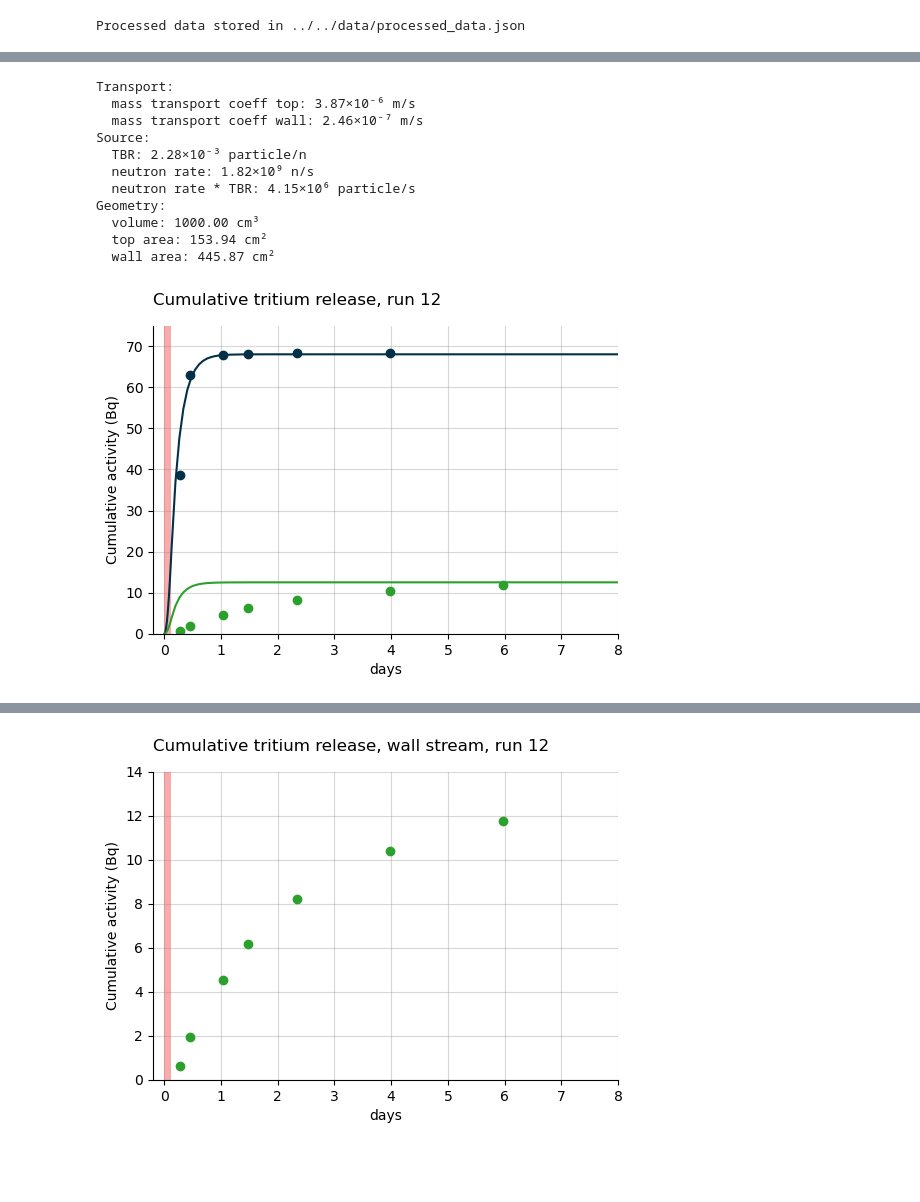
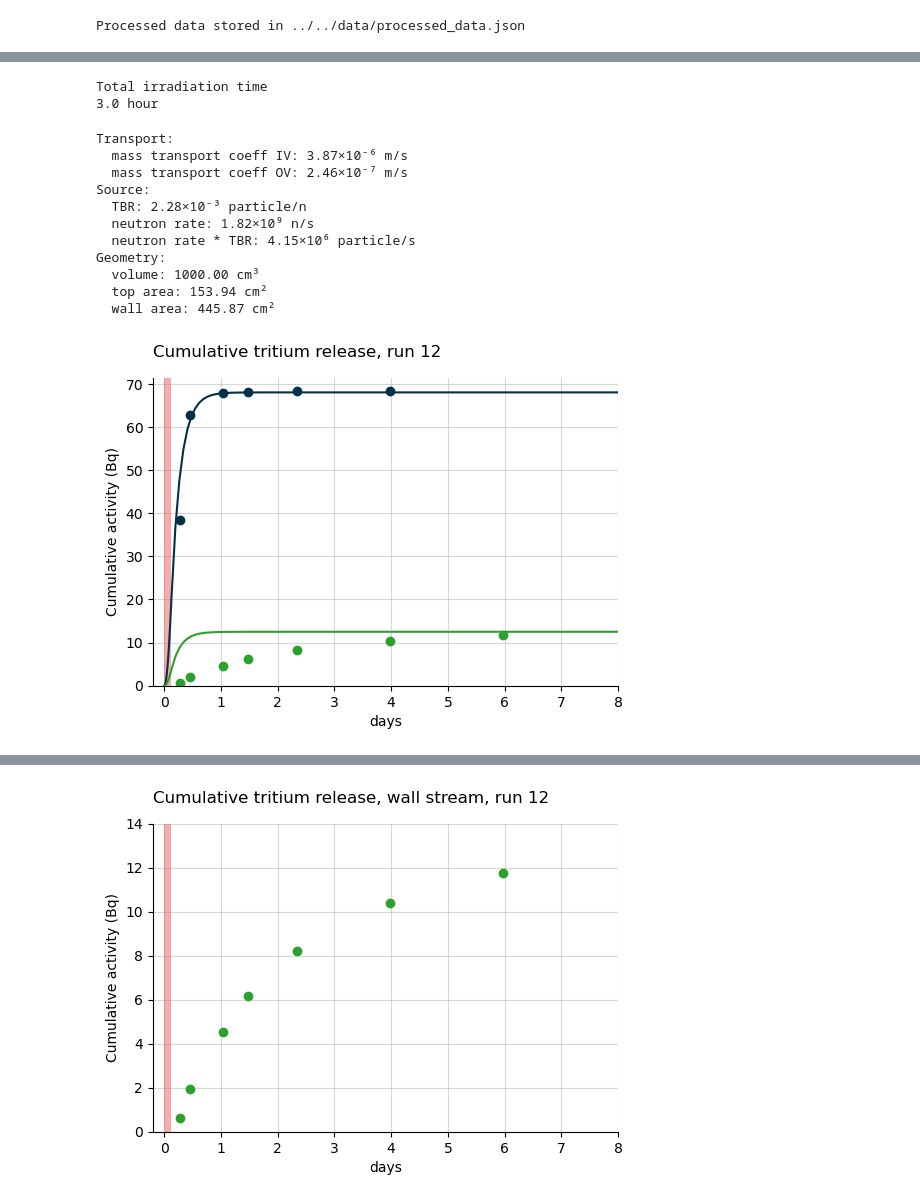
Before and after one commit to LIBRA-project/BABY-1L-run-12, a Jupyter notebook: analysis/tritium/tritium_model.ipynb, the cells around one changed output, grey strips where cells are left out. Cells and saved outputs as stored; diff of their text form; code cells hidden in the pictures; blank space fills up the shorter version.

```diff
--- a/analysis/tritium/tritium_model.ipynb
+++ b/analysis/tritium/tritium_model.ipynb
@@ -74,9 +74,15 @@ Measured TBR: 2.28e-03 particle / neutron
+# %%
+print('Total irradiation time')
+print(total_irradiation_time.to(ureg.hour))
+# %% [output]
+Total irradiation time
+3.0 hour
 # %%
 baby_model.run(70 * ureg.day)
 # %%
 print(f"Transport:")
-print(f"  mass transport coeff top: {baby_model.k_top:.2e~P}")
-print(f"  mass transport coeff wall: {baby_model.k_wall:.2e~P}")
+print(f"  mass transport coeff IV: {baby_model.k_top:.2e~P}")
+print(f"  mass transport coeff OV: {baby_model.k_wall:.2e~P}")
 
 print("Source:")
 print(f"  TBR: {baby_model.TBR:.2e~P}")
@@ -90,8 +96,8 @@ print(f"  top area: {baby_model.A_top.to(ureg.cm**2):.2f~P}")
 print(f"  wall area: {baby_model.A_wall.to(ureg.cm**2):.2f~P}")
 # %% [output]
 Transport:
-  mass transport coeff top: 3.87×10⁻⁶ m/s
-  mass transport coeff wall: 2.46×10⁻⁷ m/s
+  mass transport coeff IV: 3.87×10⁻⁶ m/s
+  mass transport coeff OV: 2.46×10⁻⁷ m/s
 Source:
   TBR: 2.28×10⁻³ particle/n
   neutron rate: 1.82×10⁹ n/s
@@ -105,32 +111,33 @@ plt.figure(figsize=(6, 4))
 (l,) = plot_integrated_top_release(baby_model, color="#023047", label="Top")
 plot_integrated_wall_release(baby_model, color="tab:green", label="Wall")
 plot_irradiation(baby_model, facecolor="#EF5B5B", alpha=0.5)
 plt.grid(alpha=0.5)
 labelLines(plt.gca().get_lines(), zorder=2.5, xvals=[45] * 2)
 plt.ylim(bottom=0 * ureg.Bq)
 
 plt.scatter(
     replacement_times_top, IV_stream.get_cumulative_activity("total"), color="#023047"
 )
 plt.scatter(
     replacement_times_walls,
     OV_stream.get_cumulative_activity("total"),
     color="tab:green",
 )
 
 # add line where top is 99% of final
 #ydata = l.get_ydata()
 #xdata = l.get_xdata()
 #target_release_frac = 0.99
 #x_target = xdata[np.argmax(ydata > target_release_frac * ydata[-1])]
 
 
 plt.title("Cumulative tritium release, run 12", loc="left", pad=15)
-plt.ylim(top=75)
+# plt.ylim(top=75)
+
 plt.xlim(left=-0.2, right=8)
 plt.xlabel("days")
 plt.ylabel("Cumulative activity (Bq)")
 
 plt.savefig("cumulative_release.pdf", bbox_inches="tight")
 # %% [output]
-[figure, old version]
+[figure, new version]
```
Also changed, not shown: parts of 3 cells of this notebook, 3 other files.
